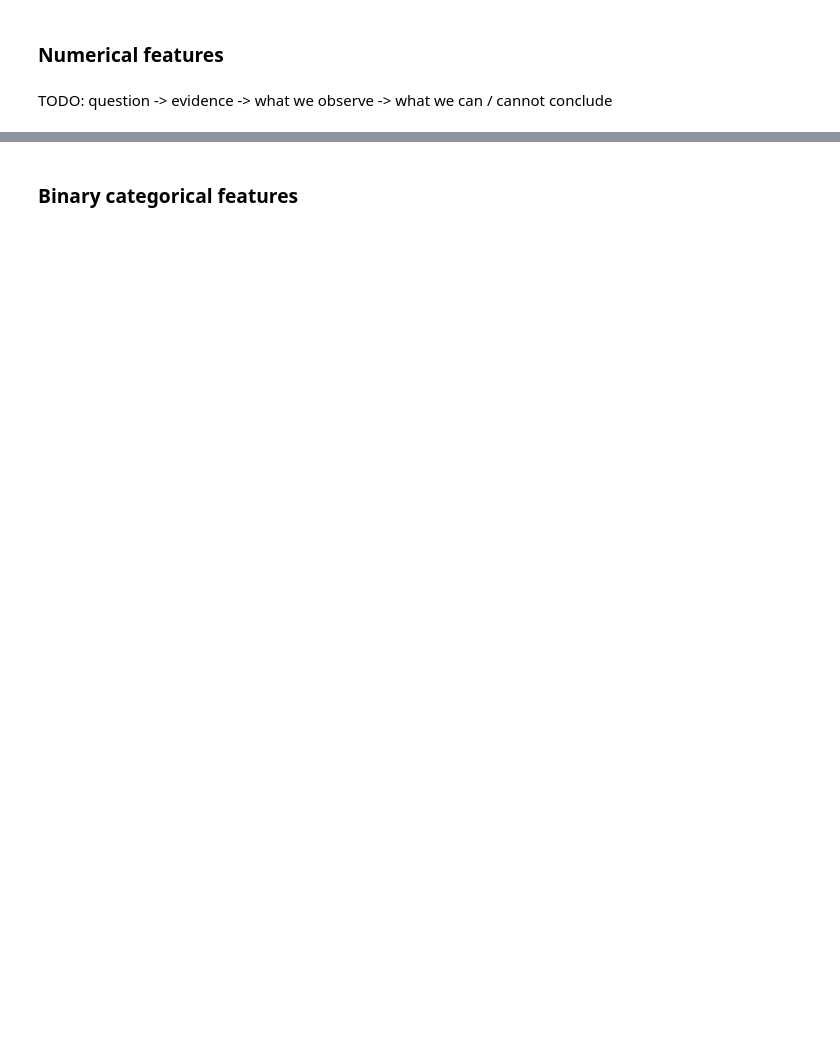
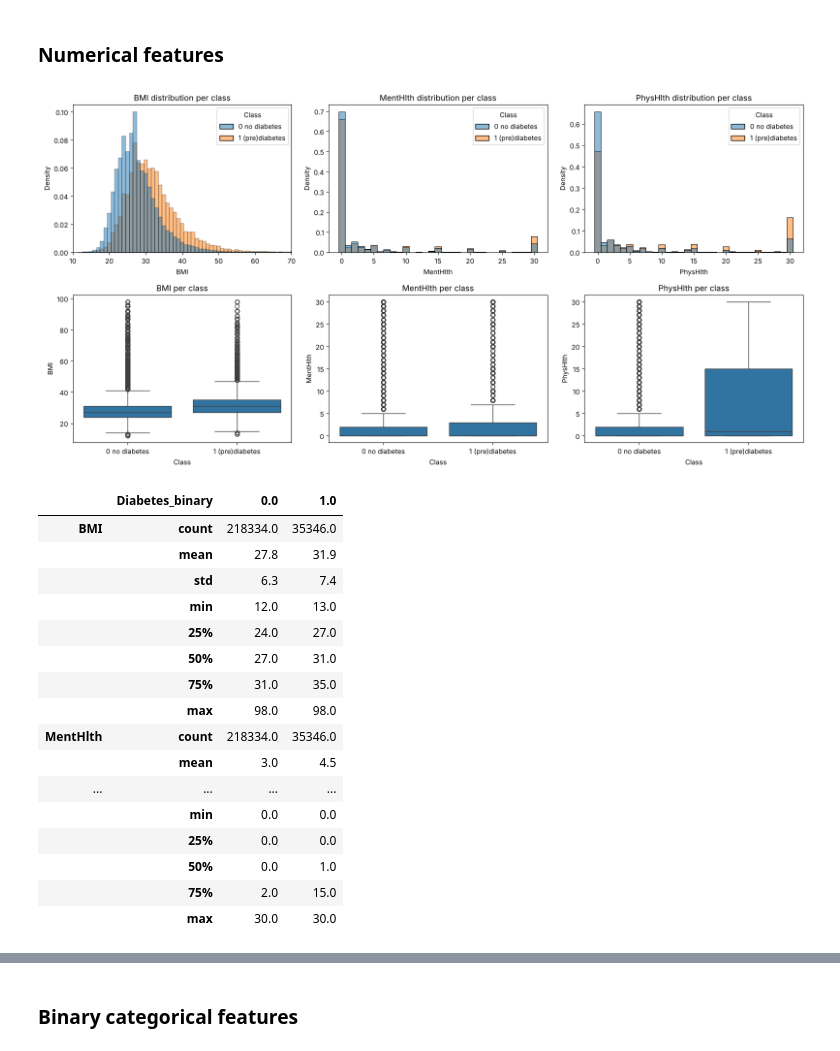
Before and after one commit to captnsundy/IE500618-assignment2, a Jupyter notebook: assignment2.ipynb, the cells around one changed output, grey strips where cells are left out. Drawn from its saved outputs; the diff is of its cells as text; code cells hidden in the pictures; blank space fills up the shorter version.

Commit message:
Initial draft
Supported by AI, using the structure from our first assignment(s)

```diff
--- a/assignment2.ipynb
+++ b/assignment2.ipynb
@@ -11,6 +11,8 @@ For the important parts we follow QUESTION -> EVIDENCE -> DECISION.
 # %% [markdown]
 ### Setup
 # %%
+import warnings
+
 import pandas as pd
 import numpy as np
 import matplotlib.pyplot as plt
@@ -19,12 +21,14 @@ import seaborn as sns
 from sklearn.model_selection import train_test_split
 from sklearn.compose import ColumnTransformer
 from sklearn.pipeline import Pipeline
-from sklearn.preprocessing import StandardScaler
+from sklearn.preprocessing import StandardScaler, OrdinalEncoder
 from sklearn.linear_model import LogisticRegression
 from sklearn.metrics import (
     confusion_matrix, ConfusionMatrixDisplay,
     accuracy_score, precision_score, recall_score, f1_score,
 )
+
+pd.set_option('display.max_columns', 100)
 # %%
 df = pd.read_csv('diabetes_binary_classification_data.csv')
 # %%
@@ -52,0 +88,20 @@ TODO
+# %%
+# Do the values in the CSV match the guide?
+
+expected = {  # value range per column, according to the guide
+    target: (0, 1), 'BMI': (12, 98), 'MentHlth': (0, 30), 'PhysHlth': (0, 30),
+    'GenHlth': (1, 5), 'Age': (1, 13), 'Education': (1, 6), 'Income': (1, 8),
+    **{col: (0, 1) for col in binary},
+}
+rows = []
+for col, (low, high) in expected.items():
+    rows.append({
+        'column': col,
+        'guide range': f"{low}-{high}",
+        'min in CSV': df[col].min(),
+        'max in CSV': df[col].max(),
+        'distinct values': df[col].nunique(),
+        'whole numbers only': (df[col] % 1 == 0).all(),  # codes and day counts should never have decimals
+        'matches guide': df[col].min() == low and df[col].max() == high,
+    })
+pd.DataFrame(rows).set_index('column')
@@ -66,2 +212,37 @@ TODO
-# %% [markdown]
-TODO: question -> evidence -> what we observe -> what we can / cannot conclude
+# %%
+# Distributions of BMI, MentHlth, PhysHlth, compared between the two target classes
+
+base_rate = y.mean()  # 13.9%, the reference for every "proportion of class 1" below
+plot_df = df.assign(Class=y.map({0: '0 no diabetes', 1: '1 (pre)diabetes'}))  # readable class names for the legends (X itself is not touched)
+
+fig, axes = plt.subplots(2, 3, figsize=(16, 8))
+for i, col in enumerate(numerical):
+    # stat='density' with common_norm=False: each class's histogram sums to 1 on its own, so class 1 isn't squashed by being ~6x smaller
+    sns.histplot(data=plot_df, x=col, hue='Class', stat='density', common_norm=False, discrete=True, ax=axes[0, i])
+    axes[0, i].set_title(f'{col} distribution per class')
+    sns.boxplot(data=plot_df, x='Class', y=col, ax=axes[1, i])  # medians, quartiles and the tail per class
+    axes[1, i].set_title(f'{col} per class')
+axes[0, 0].set_xlim(10, 70)  # BMI tail above 70 is cut off for readability here, it is checked separately below
+plt.tight_layout()
+plt.show()
+
+df.groupby(target)[numerical].describe().T.round(1)  # summary statistics per class
+# %% [output]
+[figure, added]
+|  | Diabetes_binary | 0.0 | 1.0 |
+| BMI | count | 218334.0 | 35346.0 |
+|  | mean | 27.8 | 31.9 |
+|  | std | 6.3 | 7.4 |
+|  | min | 12.0 | 13.0 |
+|  | 25% | 24.0 | 27.0 |
+|  | 50% | 27.0 | 31.0 |
+|  | 75% | 31.0 | 35.0 |
+|  | max | 98.0 | 98.0 |
+| MentHlth | count | 218334.0 | 35346.0 |
+|  | mean | 3.0 | 4.5 |
+| ... | ... | ... | ... |
+|  | min | 0.0 | 0.0 |
+|  | 25% | 0.0 | 0.0 |
+|  | 50% | 0.0 | 1.0 |
+|  | 75% | 2.0 | 15.0 |
+|  | max | 30.0 | 30.0 |
```
Also changed, not shown: parts of 69 cells of this notebook, 1 other file.
